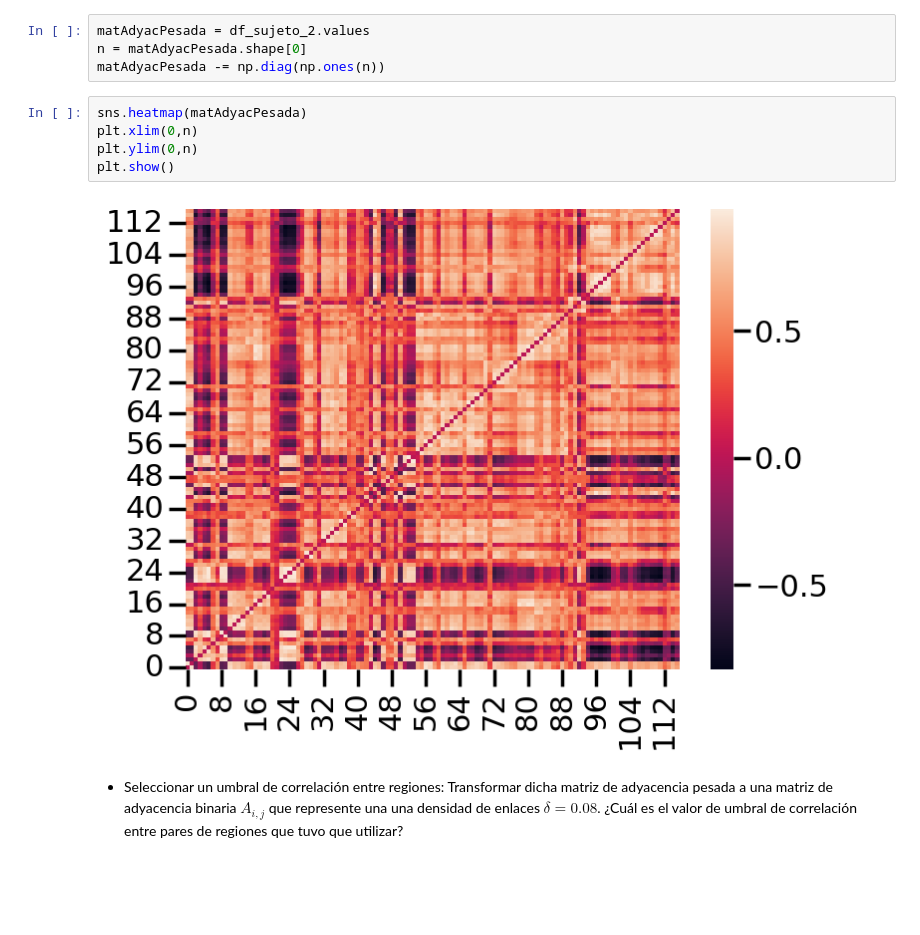
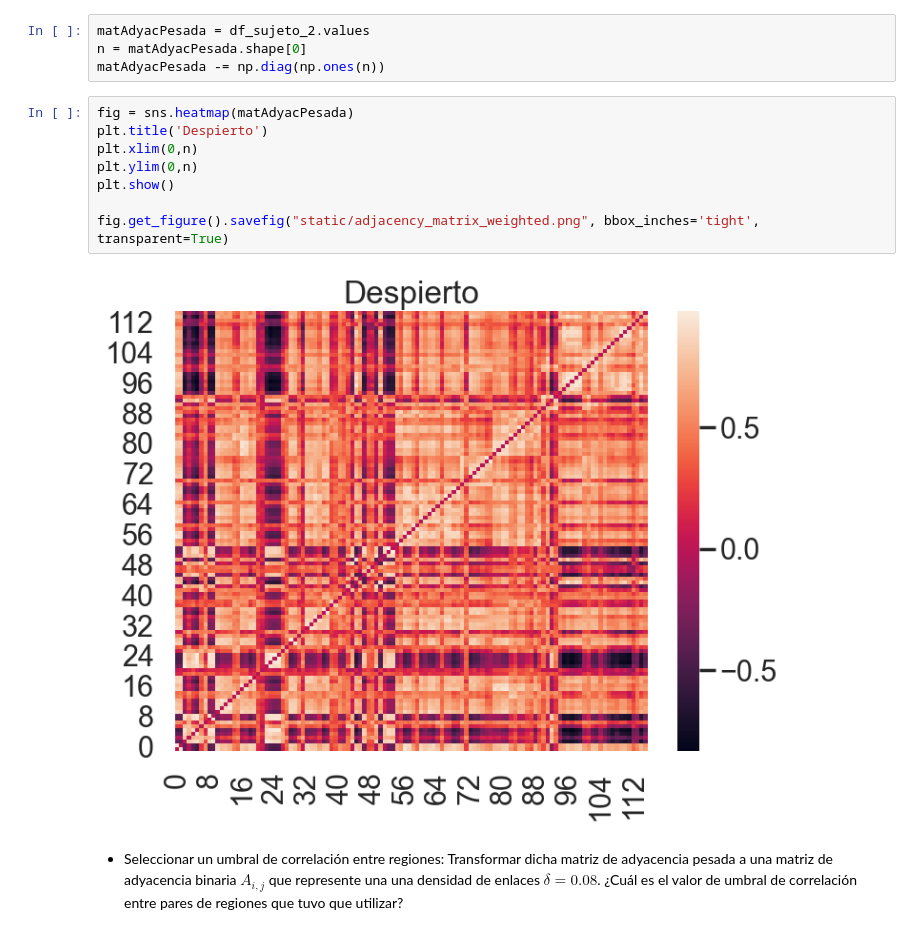
Before and after one commit to MasterUBA-DM-KD/DM_CyT, a Jupyter notebook: TP/Pre_TP2/Solution.ipynb, the cells around one changed output. Cells and saved outputs as stored; diff of their text form; blank space fills up the shorter version.

```diff
--- a/TP/Pre_TP2/Solution.ipynb
+++ b/TP/Pre_TP2/Solution.ipynb
@@ -107,12 +118,15 @@ matAdyacPesada = df_sujeto_2.values
 n = matAdyacPesada.shape[0]
 matAdyacPesada -= np.diag(np.ones(n))
 # %%
-sns.heatmap(matAdyacPesada)
+fig = sns.heatmap(matAdyacPesada)
+plt.title('Despierto')
 plt.xlim(0,n)
 plt.ylim(0,n)
 plt.show()
+
+fig.get_figure().savefig("static/adjacency_matrix_weighted.png", bbox_inches='tight', transparent=True)
 # %% [output]
-[figure, old version]
+[figure, new version]
 # %% [markdown]
 - Seleccionar un umbral de correlación entre regiones: Transformar dicha matriz de adyacencia pesada a una matriz de adyacencia binaria $A_{i,j}$ que represente una una densidad de enlaces $\delta=0.08$. ¿Cuál es el valor de umbral de correlación entre pares de regiones que tuvo que utilizar?
 # %%
```
Also changed, not shown: parts of 60 cells of this notebook, 15 other files.
